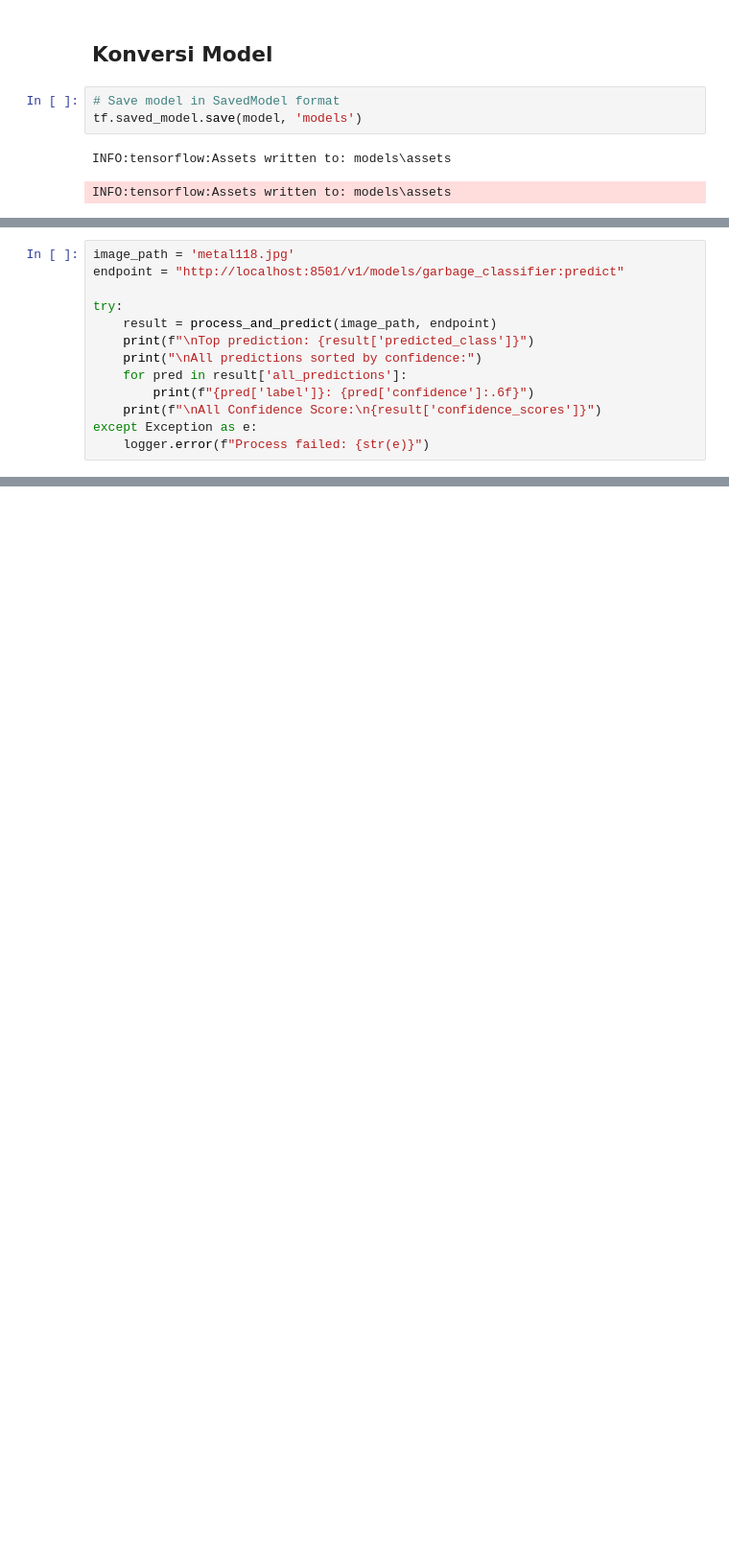
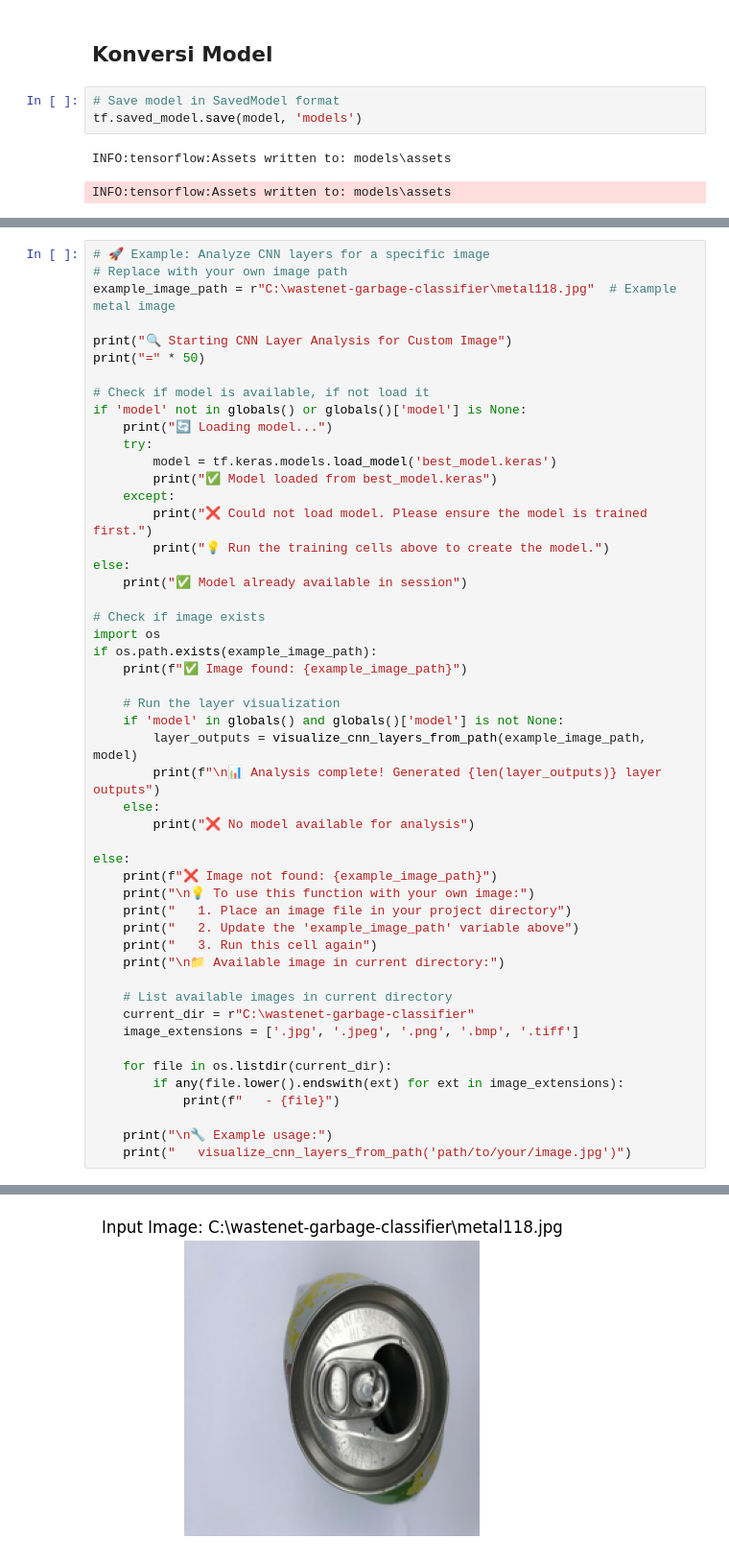
Before and after one commit to Kabilash01/Deeplearning-Garbage-Classifier-by-using-CNN-, a Jupyter notebook: garbage-classification.ipynb, the cells around one changed output, grey strips where cells are left out. Shown at 96% size. Drawn from its saved outputs; the diff is of its cells as text; blank space fills up the shorter version.

```diff
--- a/garbage-classification.ipynb
+++ b/garbage-classification.ipynb
@@ -1310,13 +341,0 @@ def process_and_predict(image_path: str, endpoint: str) -> Dict[str, Union[str,
-# %%
-image_path = 'metal118.jpg'
-endpoint = "http://localhost:8501/v1/models/garbage_classifier:predict"
-
-try:
-    result = process_and_predict(image_path, endpoint)
-    print(f"\nTop prediction: {result['predicted_class']}")
-    print("\nAll predictions sorted by confidence:")
-    for pred in result['all_predictions']:
-        print(f"{pred['label']}: {pred['confidence']:.6f}")
-    print(f"\nAll Confidence Score:\n{result['confidence_scores']}")
-except Exception as e:
-    logger.error(f"Process failed: {str(e)}")
@@ -1325,0 +841,51 @@ ERROR:__main__:Process failed: HTTPConnectionPool(host='localhost', port=8501):
+# %%
+# 🚀 Example: Analyze CNN layers for a specific image
+# Replace with your own image path
+example_image_path = r"C:\wastenet-garbage-classifier\metal118.jpg"  # Example metal image
+
+print("🔍 Starting CNN Layer Analysis for Custom Image")
+print("=" * 50)
+
+# Check if model is available, if not load it
+if 'model' not in globals() or globals()['model'] is None:
+    print("🔄 Loading model...")
+    try:
+        model = tf.keras.models.load_model('best_model.keras')
+        print("✅ Model loaded from best_model.keras")
+    except:
+        print("❌ Could not load model. Please ensure the model is trained first.")
+        print("💡 Run the training cells above to create the model.")
+else:
+    print("✅ Model already available in session")
+
+# Check if image exists
+import os
+if os.path.exists(example_image_path):
+    print(f"✅ Image found: {example_image_path}")
+
+    # Run the layer visualization
+    if 'model' in globals() and globals()['model'] is not None:
+        layer_outputs = visualize_cnn_layers_from_path(example_image_path, model)
+        print(f"\n📊 Analysis complete! Generated {len(layer_outputs)} layer outputs")
+    else:
+        print("❌ No model available for analysis")
+
+else:
+    print(f"❌ Image not found: {example_image_path}")
+    print("\n💡 To use this function with your own image:")
+    print("   1. Place an image file in your project directory")
+    print("   2. Update the 'example_image_path' variable above")
+    print("   3. Run this cell again")
+    print("\n📁 Available image in current directory:")
+
+    # List available images in current directory
+    current_dir = r"C:\wastenet-garbage-classifier"
+    image_extensions = ['.jpg', '.jpeg', '.png', '.bmp', '.tiff']
+
+    for file in os.listdir(current_dir):
+        if any(file.lower().endswith(ext) for ext in image_extensions):
+            print(f"   - {file}")
+
+    print("\n🔧 Example usage:")
+    print("   visualize_cnn_layers_from_path('path/to/your/image.jpg')")
+# %% [output]
@@ -1325,0 +903 @@ ERROR:__main__:Process failed: HTTPConnectionPool(host='localhost', port=8501):
+[figure, added]
```
Also changed, not shown: parts of 16 cells of this notebook.
